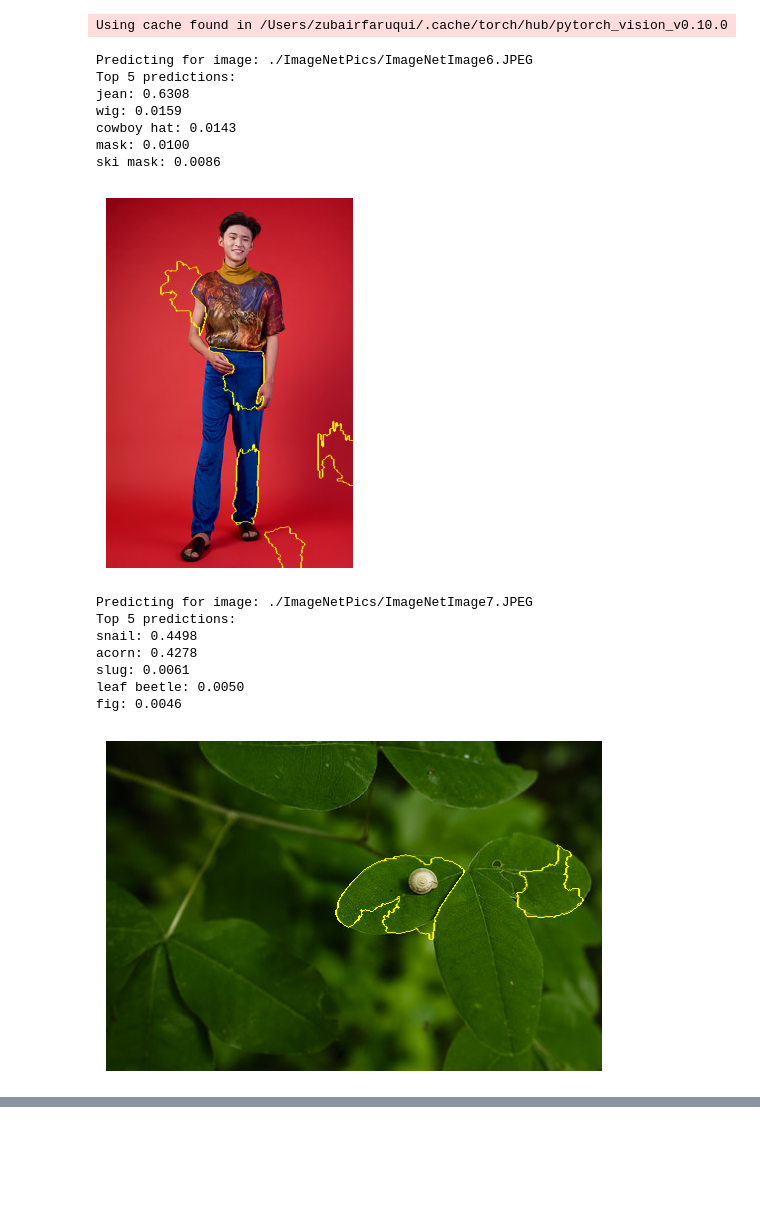
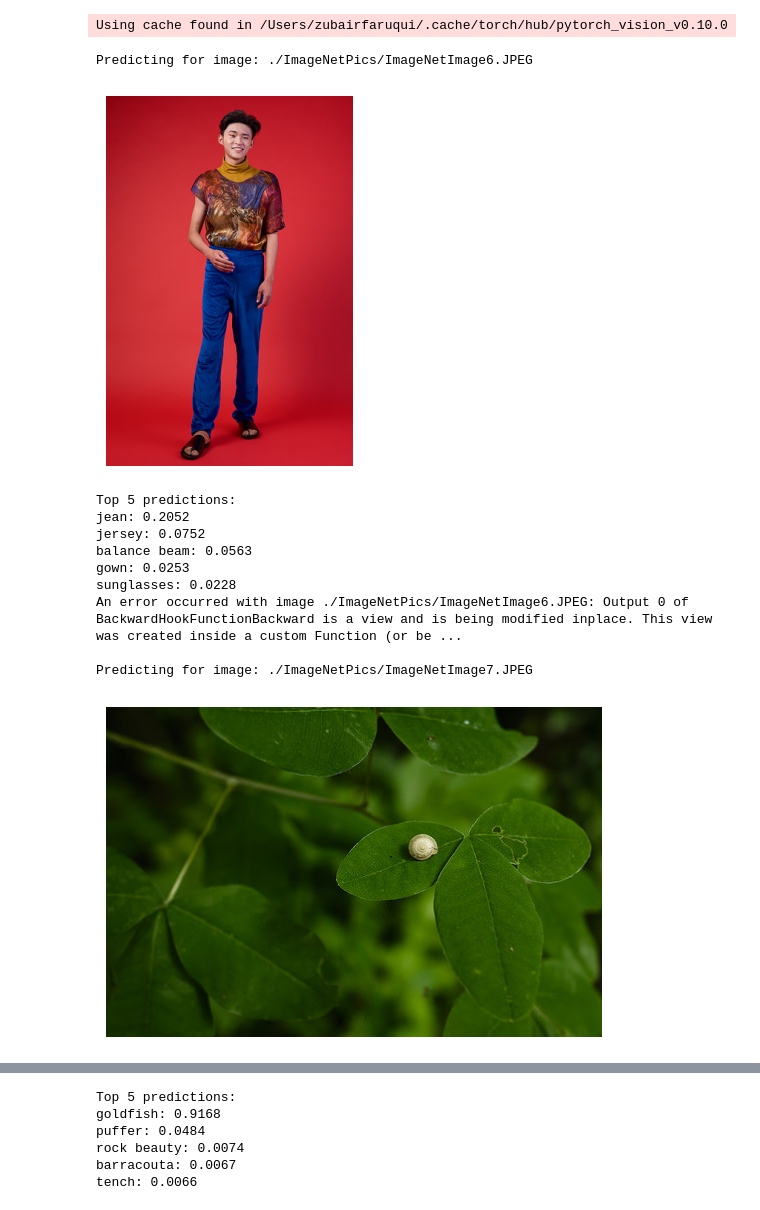
Before and after one commit to ZubairFaruqui10/MLProj, a Jupyter notebook: xai_resnet50v2_lime.ipynb, the cells around one changed output, grey strips where cells are left out. Cells and saved outputs as stored; diff of their text form; code cells hidden in the pictures; blank space fills up the shorter version.

Commit message:
resnet50 1

```diff
--- a/xai_resnet50v2_lime.ipynb
+++ b/xai_resnet50v2_lime.ipynb
@@ -7,7 +7,18 @@ import urllib
 import matplotlib.pyplot as plt
 import time
 
-model = torch.hub.load('pytorch/vision:v0.10.0', 'inception_v3', pretrained=True)
+def ReLU_inplace_to_False(module):
+    for layer in module._modules.values():
+        if isinstance(layer, torch.nn.ReLU):
+            layer.inplace = False
+        ReLU_inplace_to_False(layer)
+
+device = torch.device("cuda:0" if torch.cuda.is_available() else "cpu")
+
+model = torch.hub.load('pytorch/vision:v0.10.0', 'resnet50', pretrained=True)
+if torch.cuda.is_available():
+    model.cuda()
+ReLU_inplace_to_False(model)
 model.eval()  # Set the model to evaluation mode as we are only performing inference
 
 
@@ -99,11 +110,7 @@ def predict_image_with_lime(image_path):
 
 
 import shap
-import torch
 from PIL import Image
-from torchvision import transforms
-import os
-import urllib
 import matplotlib.pyplot as plt
 import numpy as np
 # Function to predict and explain with SHAP
@@ -120,6 +127,7 @@ def predict_image_with_shap(image_path):
 
     # Preprocess the image
     input_tensor = preprocess(input_image).unsqueeze(0).to(device)
+    model.to(device)
 
     # Get the model's predictions
     with torch.no_grad():
@@ -128,47 +136,43 @@ def predict_image_with_shap(image_path):
     top5_prob, top5_catid = torch.topk(probabilities, 5)
 
     # Display top-5 predictions
     print("Top 5 predictions:")
     for i in range(top5_prob.size(0)):
         print(f"{categories[top5_catid[i]]}: {top5_prob[i].item():.4f}")
 
     # Use SHAP to explain the top class
     background = torch.cat([input_tensor] * 10).to(device)  # Create a small batch for background
     explainer = shap.DeepExplainer(model, background)
 
     # SHAP requires the input to be a batch, so we provide the batch of images
     shap_values = explainer.shap_values(input_tensor)
 
     # Convert to NumPy and plot the SHAP explanation for the top class
     shap_numpy = shap_values[0][0].cpu().numpy()
     shap.image_plot([shap_numpy], np.array(input_image))
 
 
 for image_path in image_paths:
     print(f"Predicting for image: {image_path}")
 
     try:
-        # predict_image_with_shap(image_path)
-         predict_image_with_lime(image_path)
+         predict_image_with_shap(image_path)
+         #predict_image_with_lime(image_path)
     except Exception as e:
         print(f"An error occurred with image {image_path}: {e}")
 
     print()  # Add space between predictions for clarity
 # %% [output]
 Using cache found in /Users/zubairfaruqui/.cache/torch/hub/pytorch_vision_v0.10.0
 Predicting for image: ./ImageNetPics/ImageNetImage6.JPEG
-Top 5 predictions:
-jean: 0.6308
-wig: 0.0159
-cowboy hat: 0.0143
-mask: 0.0100
-ski mask: 0.0086
-[figure, old version]
+[figure, new version]
+Top 5 predictions:
+jean: 0.2052
+jersey: 0.0752
+balance beam: 0.0563
+gown: 0.0253
+sunglasses: 0.0228
+An error occurred with image ./ImageNetPics/ImageNetImage6.JPEG: Output 0 of BackwardHookFunctionBackward is a view and is being modified inplace. This view was created inside a custom Function (or be ...
+
 Predicting for image: ./ImageNetPics/ImageNetImage7.JPEG
-Top 5 predictions:
-snail: 0.4498
-acorn: 0.4278
-slug: 0.0061
-leaf beetle: 0.0050
-fig: 0.0046
-[figure, old version]
+[figure, new version]
@@ -182,0 +219,6 @@ KeyboardInterrupt:
+Top 5 predictions:
+goldfish: 0.9168
+puffer: 0.0484
+rock beauty: 0.0074
+barracouta: 0.0067
+tench: 0.0066
```
Also changed, not shown: parts of 1 cell of this notebook.
